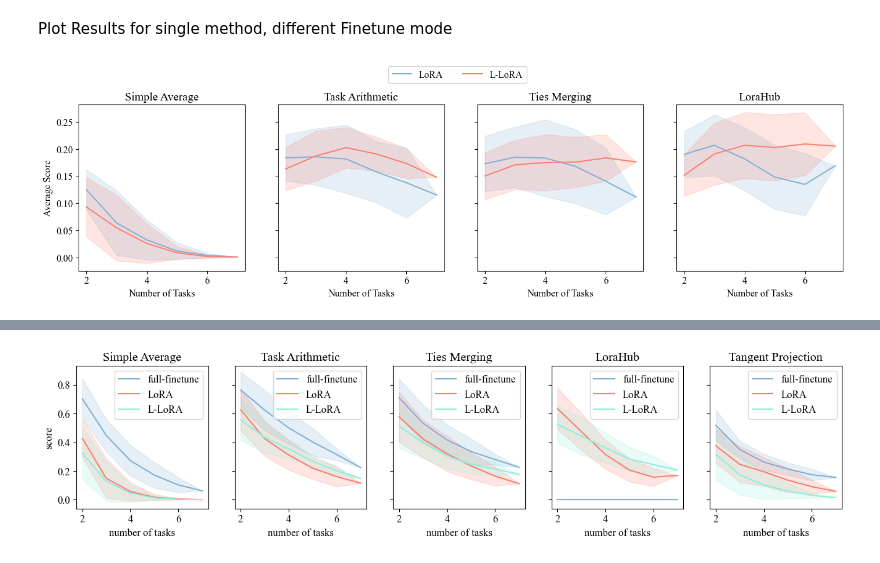
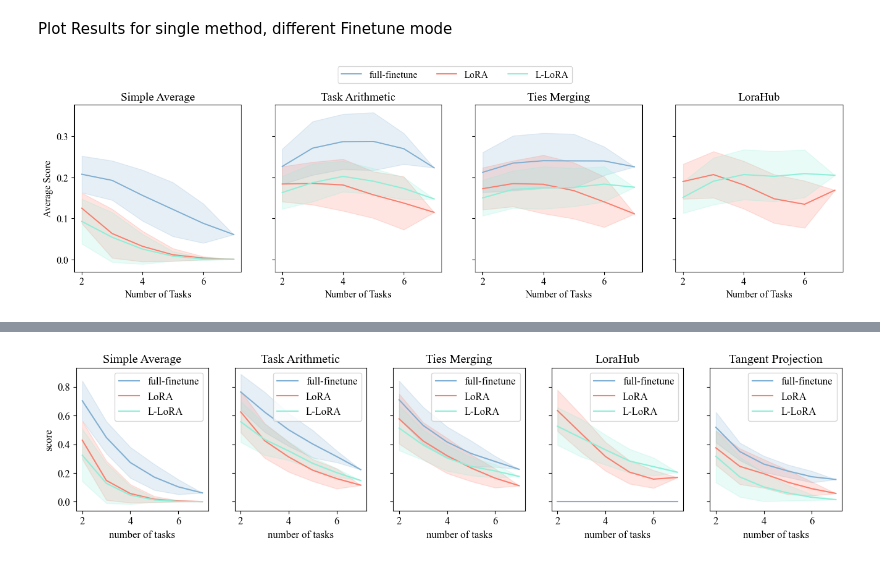
Before and after one commit to tanganke/peta, a Jupyter notebook: results/flan-t5-base/plot_results.ipynb, the cells around one changed output, grey strips where cells are left out. Cells and saved outputs as stored; diff of their text form; code cells hidden in the pictures.

```diff
--- a/results/flan-t5-base/plot_results.ipynb
+++ b/results/flan-t5-base/plot_results.ipynb
@@ -985,7 +1209,7 @@ plot_scores_by_finetune_mode_partial(processed_data)
 # %% [markdown]
 Plot Results for single method, different Finetune mode
 # %%
-def plot_scores_by_method(ax: plt.Axes, plot_data):
+def plot_scores_by_method(ax: plt.Axes, plot_data, skip_finetune_mode: List[str]=None):
     finetune_mode_labels = {
         "standard": "full-finetune",
         "lora": "LoRA",
@@ -993,11 +1217,13 @@ def plot_scores_by_method(ax: plt.Axes, plot_data):
     }
     for finetune_mode_idx, finetune_mode in enumerate(
         [
-            # "standard",
+            "standard",
             "lora",
             "l_lora",
         ]
     ):
+        if skip_finetune_mode and finetune_mode in skip_finetune_mode:
+            continue
         if finetune_mode not in plot_data:
             continue
         X, Y_MEAN, Y_STD = [], [], []
@@ -1034,33 +1260,33 @@ ax: plt.Axes = axes[0, 1]
 plot_scores_by_method(ax, processed_data["task_arithmetic"])
 ax.set_title("Task Arithmetic")
 ax.set_xlabel("Number of Tasks")
 ax.set_box_aspect(1)
 
 ax: plt.Axes = axes[0, 2]
 plot_scores_by_method(ax, processed_data["ties_merging"])
 ax.set_title("Ties Merging")
 ax.set_xlabel("Number of Tasks")
 ax.legend(
     bbox_to_anchor=(-0.12, 1.1),
     loc="lower center",
-    ncol=2,
+    ncol=3,
 )
 ax.set_box_aspect(1)
 
 
 ax: plt.Axes = axes[0, 3]
-plot_scores_by_method(ax, processed_data["lorahub"])
+plot_scores_by_method(ax, processed_data["lorahub"], skip_finetune_mode=["standard"])
 ax.set_title("LoraHub")
 ax.set_xlabel("Number of Tasks")
 ax.set_box_aspect(1)
 
 # ax: plt.Axes = axes[0,4]
 # plot_scores_by_method(ax, processed_data["tangent_proj"])
 # ax.legend()
 # ax.set_title("Tangent Projection")
 # ax.set_xlabel('number of tasks')
 # fig.set_tight_layout(True)
 plt.savefig("multi-task_1.pdf", bbox_inches="tight")
 plt.show()
 # %% [output]
-[figure, old version]
+[figure, new version]
```
Also changed, not shown: parts of 9 cells of this notebook, 40 other files.
